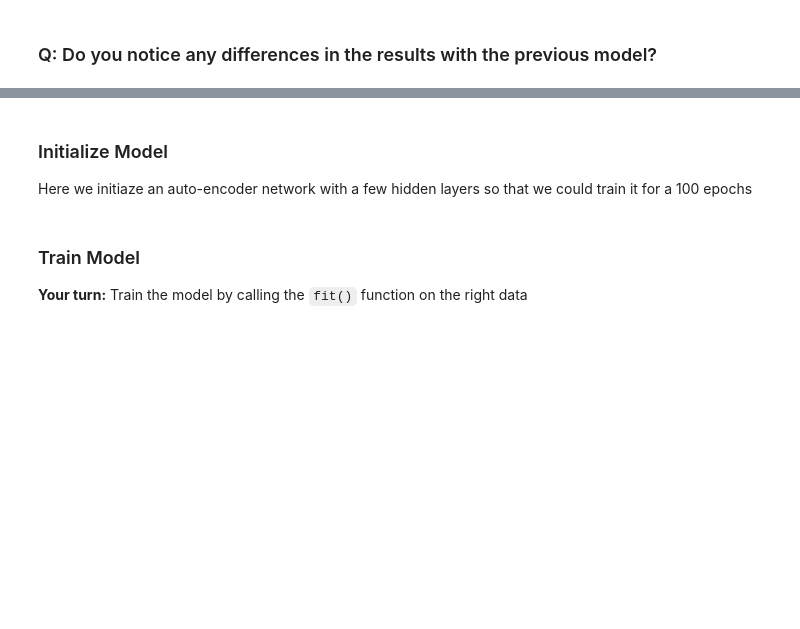
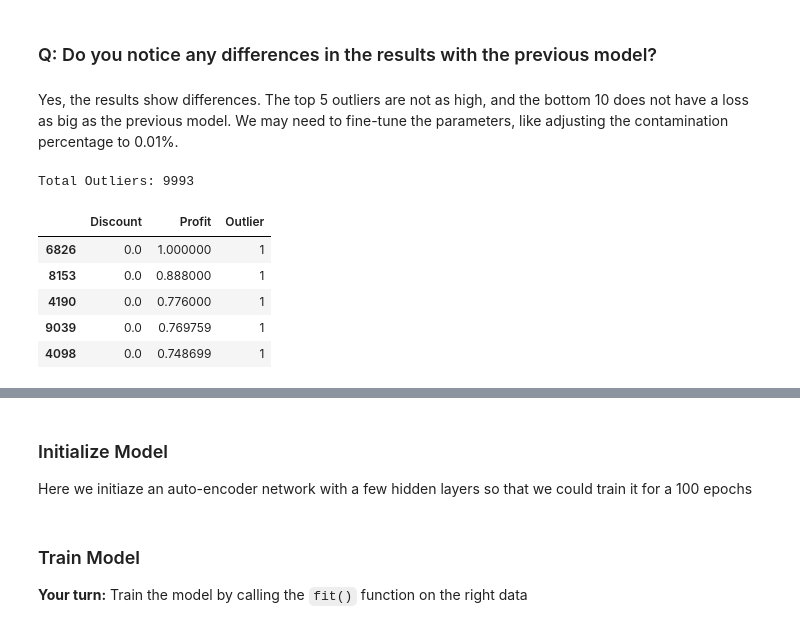
Before and after one commit to RafaelaMartelo/Anomaly-Detection-Mini-Project, a Jupyter notebook: Mini_Project_Anomaly_Detection.ipynb, the cells around one changed output, grey strips where cells are left out. Drawn from its saved outputs; the diff is of its cells as text; code cells hidden in the pictures; blank space fills up the shorter version.

```diff
--- a/Mini_Project_Anomaly_Detection.ipynb
+++ b/Mini_Project_Anomaly_Detection.ipynb
@@ -647,2 +559,28 @@ __Your turn:__ View the bottom ten transactions
 # %% [markdown]
 ### Q: Do you notice any differences in the results with the previous model?
+# %% [markdown]
+Yes, the results show differences. The top 5 outliers are not as high, and the bottom 10 does not have a loss as big as the previous model. We may need to fine-tune the parameters, like adjusting the contamination percentage to 0.01%.
+# %%
+from pyod.models import iforest
+
+if_model = iforest.IsolationForest(n_estimators=100,
+                                contamination=0.0001)
+if_model.fit(subset_df)
+
+if_outlier_predictions = if_model.predict(subset_df)
+
+if_outliers_df = subset_df.copy(deep=True)
+if_outliers_df['Outlier'] = if_outlier_predictions
+if_outliers_df = if_outliers_df[if_outliers_df['Outlier'] == 1]
+
+print('Total Outliers:', len(if_outliers_df))
+if_outliers_sorted = if_outliers_df.sort_values(by=['Profit', 'Discount'], ascending=False)
+if_outliers_sorted.head(5)
+# %% [output]
+Total Outliers: 9993
+|  | Discount | Profit | Outlier |
+| 6826 | 0.0 | 1.000000 | 1 |
+| 8153 | 0.0 | 0.888000 | 1 |
+| 4190 | 0.0 | 0.776000 | 1 |
+| 9039 | 0.0 | 0.769759 | 1 |
+| 4098 | 0.0 | 0.748699 | 1 |
```
Also changed, not shown: parts of 38 cells of this notebook.
